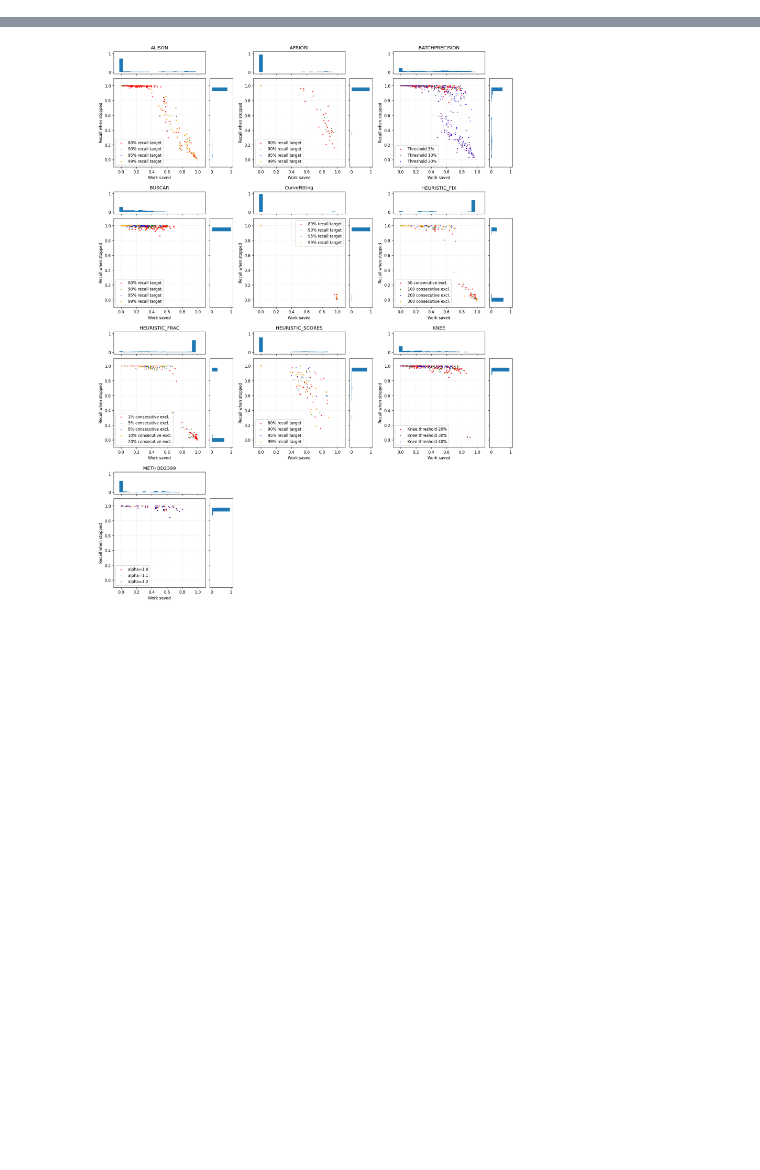
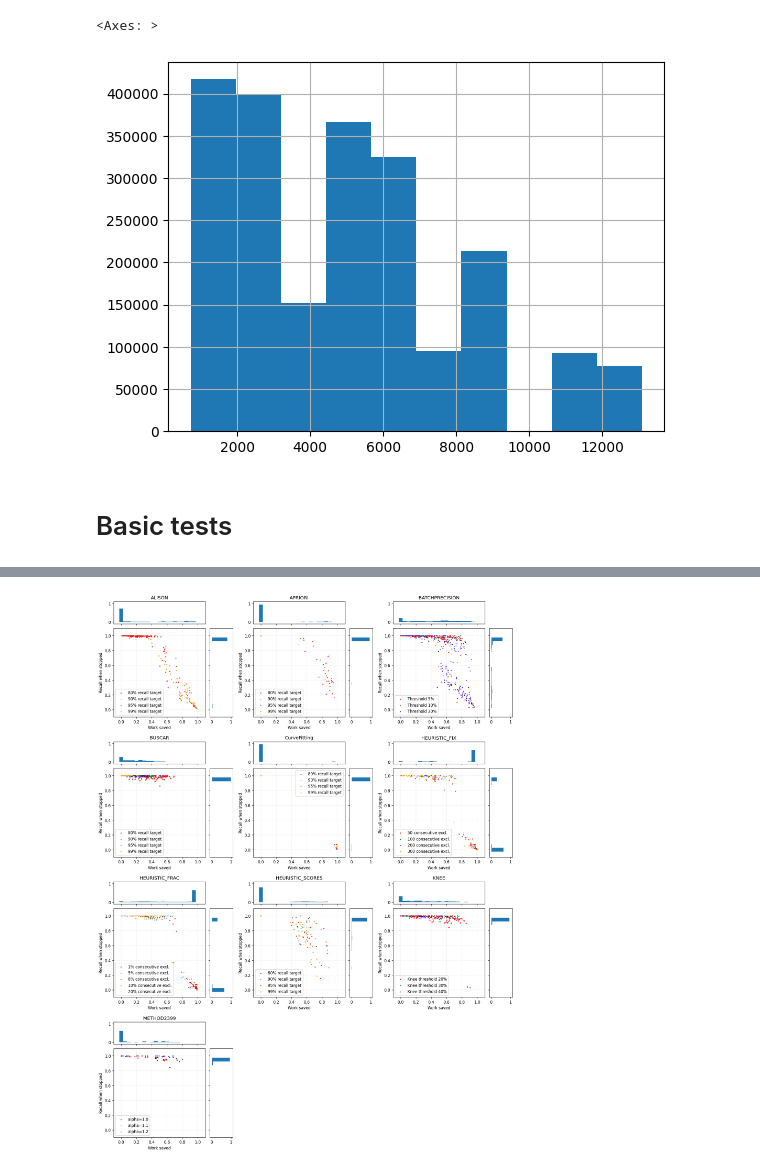
Before and after one commit to destiny-evidence/stopping-methods, a Jupyter notebook: evaluation/ExploreResults.ipynb, the cells around one changed output, grey strips where cells are left out. Saved outputs shown, nothing was run; the diff lists cells and outputs as text; code cells hidden in the pictures; blank space fills up the shorter version.

```diff
--- a/evaluation/ExploreResults.ipynb
+++ b/evaluation/ExploreResults.ipynb
@@ -73,2 +57,7 @@ for (hash_ranker, hash_method, repeat), sub_df in df.groupby(['sim_key', 'method
+# %%
+df['n_total'].hist()
+# %% [output]
+<Axes: >
+[figure, added]
 # %%
 results = []
@@ -107,0 +104,2 @@ df_res['incl_missed'] = (df_res['n_incl'] - df_res['n_incl_seen']) / df_res['n_i
+# %% [markdown]
+# Basic tests
```
Also changed, not shown: parts of 23 cells of this notebook, 1 other file.
